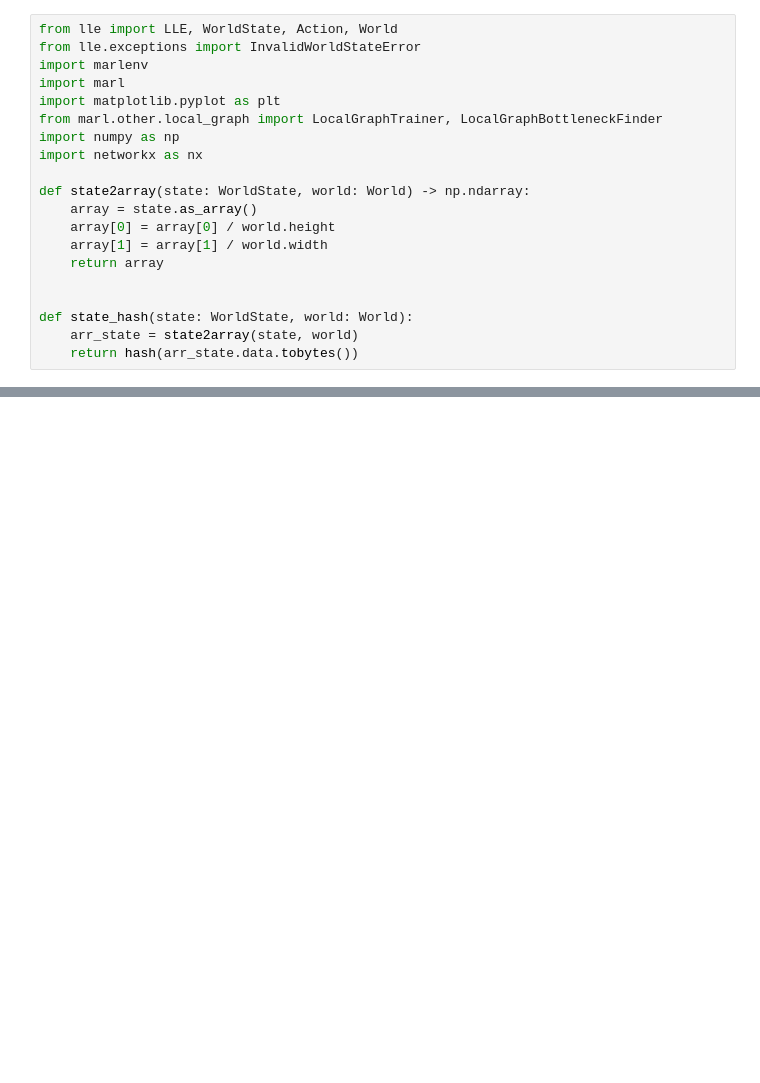
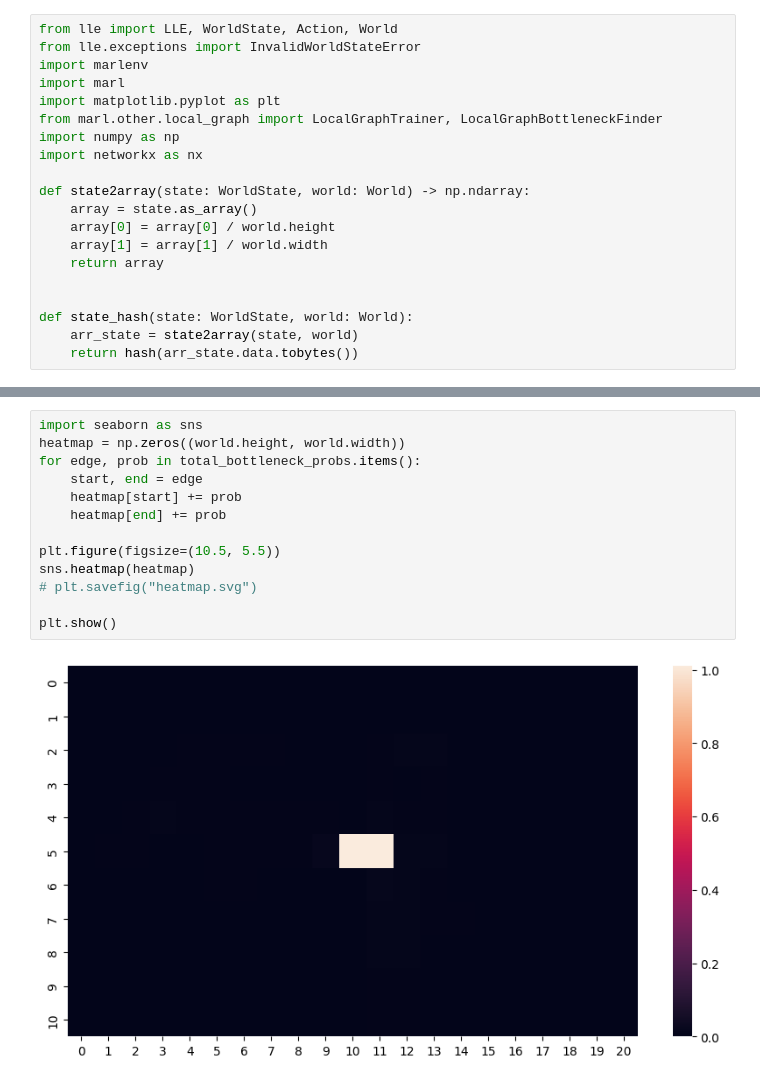
Before and after one commit to yamoling/marl, a Jupyter notebook: local-graph.ipynb, the cells around one changed output, grey strips where cells are left out. Drawn from its saved outputs; the diff is of its cells as text; blank space fills up the shorter version.

```diff
--- a/local-graph.ipynb
+++ b/local-graph.ipynb
@@ -97,0 +157,15 @@ plt.show()
+# %%
+import seaborn as sns
+heatmap = np.zeros((world.height, world.width))
+for edge, prob in total_bottleneck_probs.items():
+    start, end = edge
+    heatmap[start] += prob
+    heatmap[end] += prob
+
+plt.figure(figsize=(10.5, 5.5))
+sns.heatmap(heatmap)
+# plt.savefig("heatmap.svg")
+
+plt.show()
+# %% [output]
+[figure, added]
```
Also changed, not shown: parts of 5 cells of this notebook, 4 other files.
